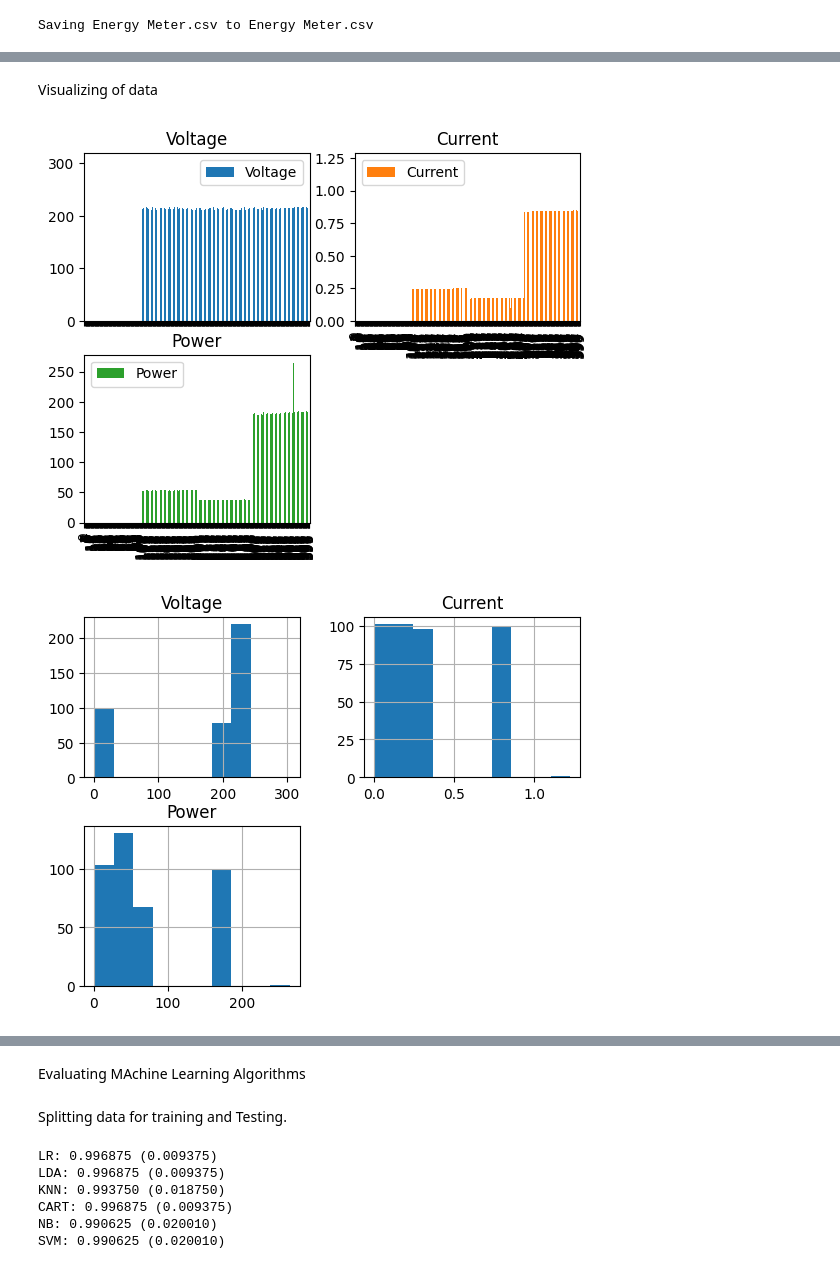
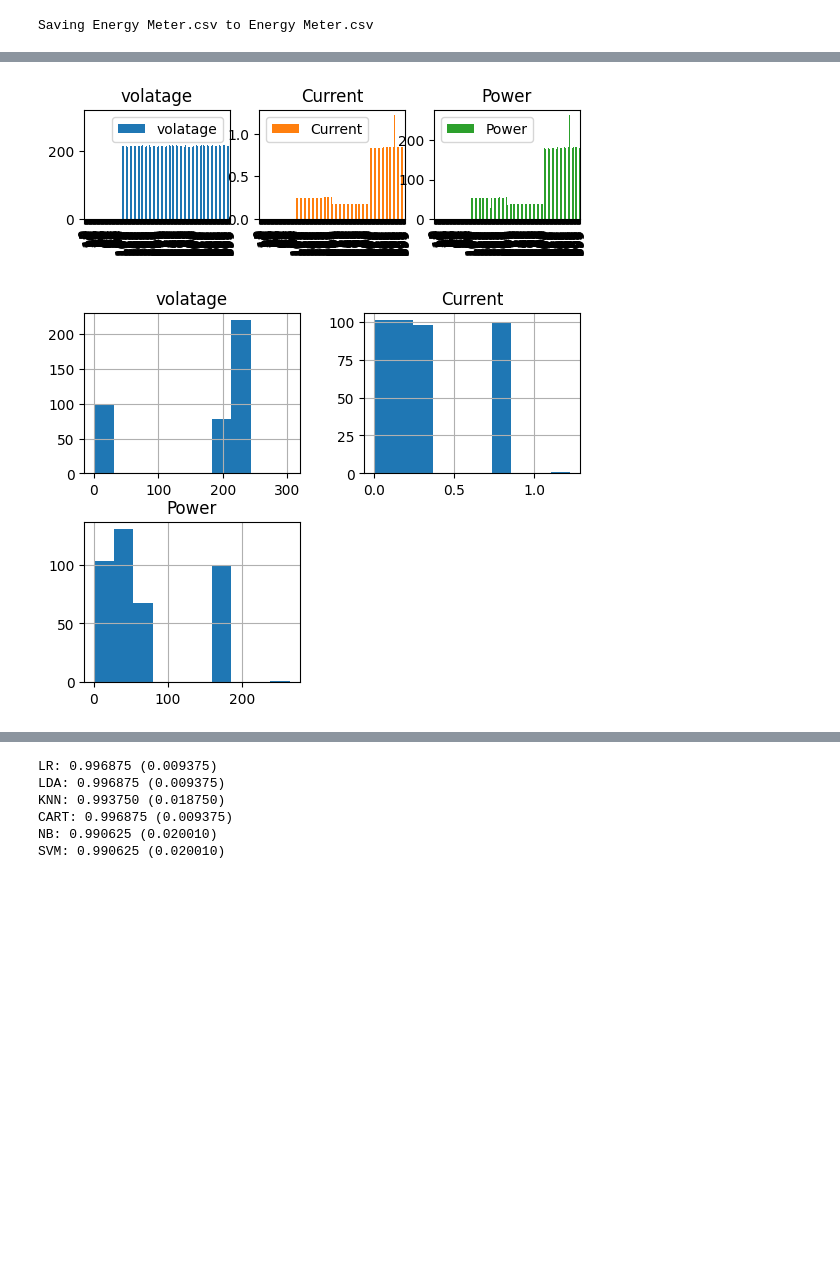
Before and after one commit to Bkevz/Data-Analytics, a Jupyter notebook: Machine_Learning.ipynb, the cells around one changed output, grey strips where cells are left out. Cells and saved outputs as stored; diff of their text form; code cells hidden in the pictures; blank space fills up the shorter version.

```diff
--- a/Machine_Learning.ipynb
+++ b/Machine_Learning.ipynb
@@ -19,5 +11,4 @@ Naming of the dataset
 # %%
-url = "Energy Meter.csv"
-names = ['Voltage', 'Current', 'Power', 'class']
-dataset = read_csv(url, names=names)
-dataset
+filename= "Energy Meter.csv"
+names = ['volatage', 'Current', 'Power', 'class']
+dataset = pd.read_csv(filename, names=names)
@@ -60,6 +35,4 @@ NoLoad    100
 Normal    100
 Risk      100
 dtype: int64
-# %% [markdown]
-Visualizing of data
 # %%
@@ -66,17 +40,17 @@ Visualizing of data
 from pandas.plotting import scatter_matrix
 from matplotlib import pyplot
 # %%
-dataset.plot(kind='bar',subplots=True,layout=(2,2))
+dataset.plot(kind='bar', subplots=True, layout=(3,3))
 pyplot.title('BAR PLOT')
 pyplot.show()
 
 dataset.hist()
 pyplot.title('HISTOGRAM PLOT')
 pyplot.show()
 
 scatter_matrix(dataset)
 pyplot.title('SCATTER PLOT')
 pyplot.show()
 # %% [output]
-[figure, old version]
+[figure, new version]
-[figure, old version]
+[figure, new version]
@@ -84,5 +58,3 @@ pyplot.show()
-# %% [markdown]
-Evaluating MAchine Learning Algorithms
 # %%
 from sklearn.linear_model import LogisticRegression
 from sklearn.tree import DecisionTreeClassifier
@@ -96,7 +68,5 @@ from sklearn.model_selection import train_test_split  #splitting data into train
 from sklearn.model_selection import cross_val_score
 from sklearn.model_selection import StratifiedKFold
-# %% [markdown]
-Splitting data for training and Testing.
 # %%
 array = dataset.values
 X = array[:,0:3]
```
Also changed, not shown: parts of 12 cells of this notebook.
